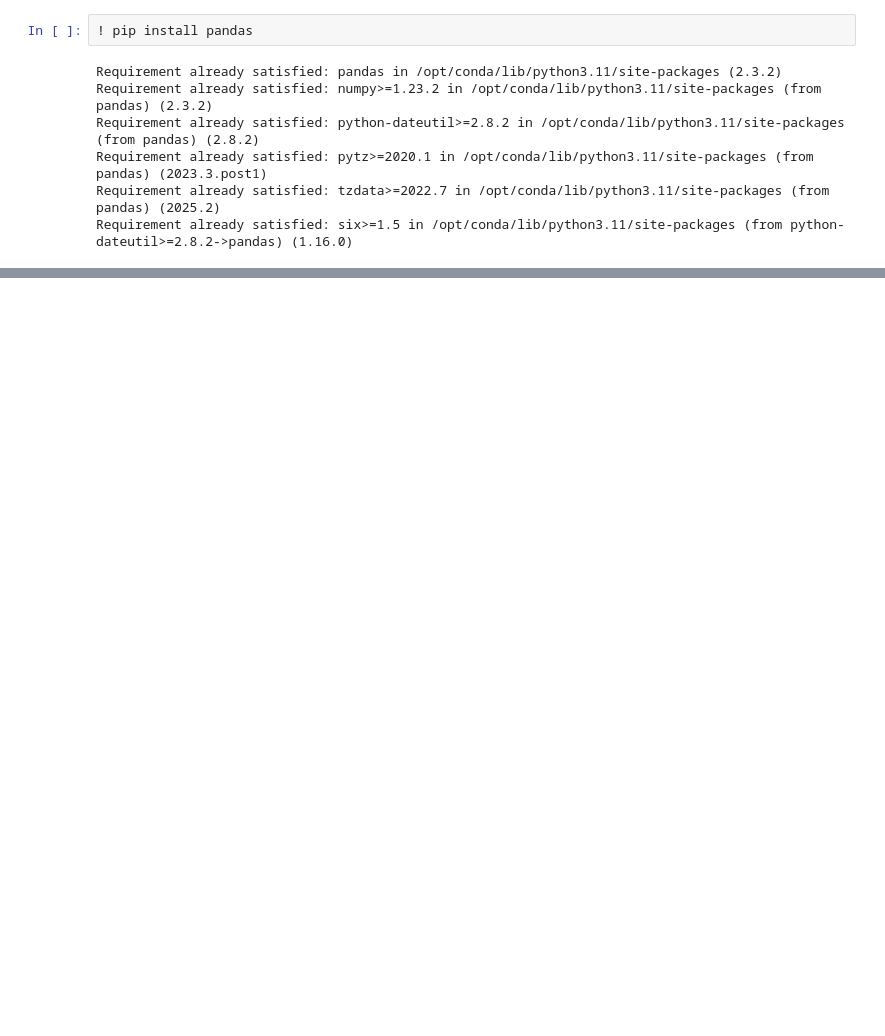
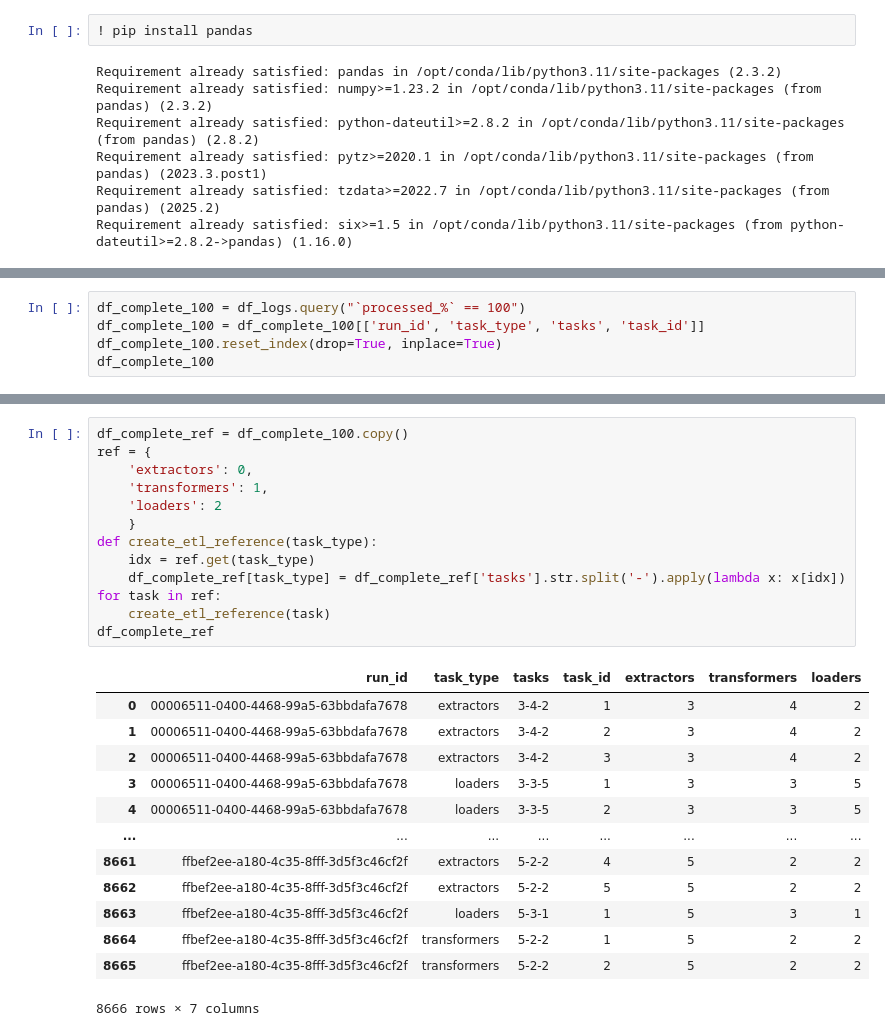
Before and after one commit to offcomputer/usp-airflow-project, a Jupyter notebook: src/notebooks/logs.ipynb, the cells around one changed output, grey strips where cells are left out. Cells and saved outputs as stored; diff of their text form; blank space fills up the shorter version.

Commit message:
fix: logs drop non complete exec

```diff
--- a/src/notebooks/logs.ipynb
+++ b/src/notebooks/logs.ipynb
@@ -93,0 +112,5 @@ df_logs_filtered.shape
+# %%
+df_complete_100 = df_logs.query("`processed_%` == 100")
+df_complete_100 = df_complete_100[['run_id', 'task_type', 'tasks', 'task_id']]
+df_complete_100.reset_index(drop=True, inplace=True)
+df_complete_100
@@ -93,0 +131,27 @@ df_logs_filtered.shape
+# %%
+df_complete_ref = df_complete_100.copy()
+ref = {
+    'extractors': 0,
+    'transformers': 1,
+    'loaders': 2
+    }
+def create_etl_reference(task_type):
+    idx = ref.get(task_type)
+    df_complete_ref[task_type] = df_complete_ref['tasks'].str.split('-').apply(lambda x: x[idx])
+for task in ref:
+    create_etl_reference(task)
+df_complete_ref
+# %% [output]
+|  | run_id | task_type | tasks | task_id | extractors | transformers | loaders |
+| 0 | 00006511-0400-4468-99a5-63bbdafa7678 | extractors | 3-4-2 | 1 | 3 | 4 | 2 |
+| 1 | 00006511-0400-4468-99a5-63bbdafa7678 | extractors | 3-4-2 | 2 | 3 | 4 | 2 |
+| 2 | 00006511-0400-4468-99a5-63bbdafa7678 | extractors | 3-4-2 | 3 | 3 | 4 | 2 |
+| 3 | 00006511-0400-4468-99a5-63bbdafa7678 | loaders | 3-3-5 | 1 | 3 | 3 | 5 |
+| 4 | 00006511-0400-4468-99a5-63bbdafa7678 | loaders | 3-3-5 | 2 | 3 | 3 | 5 |
+| ... | ... | ... | ... | ... | ... | ... | ... |
+| 8661 | ffbef2ee-a180-4c35-8fff-3d5f3c46cf2f | extractors | 5-2-2 | 4 | 5 | 2 | 2 |
+| 8662 | ffbef2ee-a180-4c35-8fff-3d5f3c46cf2f | extractors | 5-2-2 | 5 | 5 | 2 | 2 |
+| 8663 | ffbef2ee-a180-4c35-8fff-3d5f3c46cf2f | loaders | 5-3-1 | 1 | 5 | 3 | 1 |
+| 8664 | ffbef2ee-a180-4c35-8fff-3d5f3c46cf2f | transformers | 5-2-2 | 1 | 5 | 2 | 2 |
+| 8665 | ffbef2ee-a180-4c35-8fff-3d5f3c46cf2f | transformers | 5-2-2 | 2 | 5 | 2 | 2 |
+8666 rows × 7 columns
```
Also changed, not shown: parts of 12 cells of this notebook.
